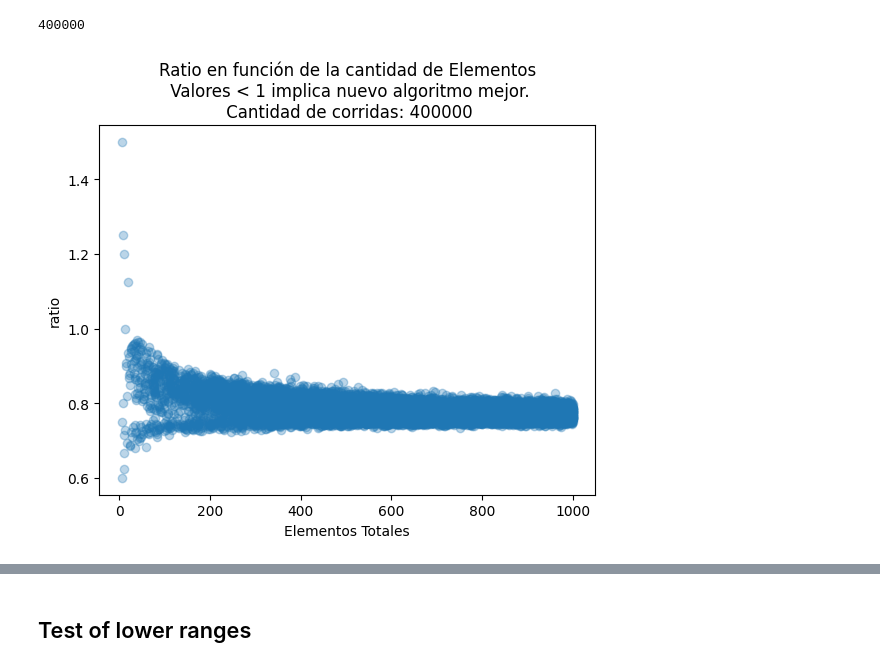
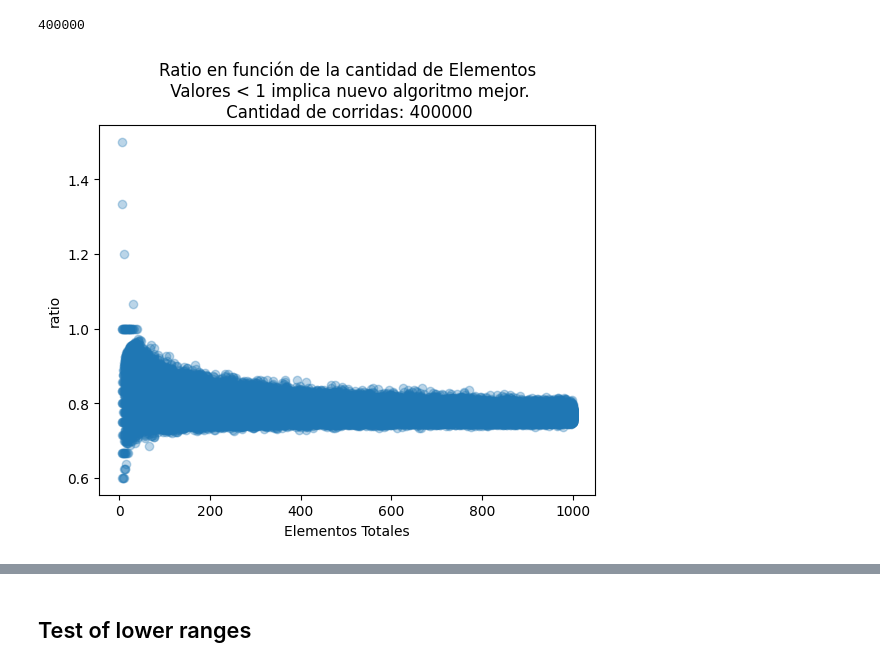
Before and after one commit to aleperno/tda_2023Q1, a Jupyter notebook: tp2/src/notebooks/New Approximation Comparisson.ipynb, the cells around one changed output, grey strips where cells are left out. Drawn from its saved outputs; the diff is of its cells as text; code cells hidden in the pictures.

```diff
--- a/tp2/src/notebooks/New Approximation Comparisson.ipynb
+++ b/tp2/src/notebooks/New Approximation Comparisson.ipynb
@@ -94,15 +93,15 @@ len(df_accum)
 # %% [output]
 400000
 # %%
-df_graf = df_accum.drop_duplicates(subset=['ratio'])
+df_graf = df_accum.drop_duplicates(subset=['n', 'ratio'])
 plt.scatter(df_graf['n'], df_graf['ratio'], alpha=0.3)
 #plt.ylim(0, 3)
 plt.xlabel("Elementos Totales")
 plt.ylabel("ratio")
 plt.title(f"Ratio en función de la cantidad de Elementos\n Valores < 1 implica nuevo algoritmo mejor.\n Cantidad de corridas: {len(df_accum)}")
 plt.show()
 # %% [output]
-[figure, old version]
+[figure, new version]
 # %%
 total_elements = len(df_accum)
 grouping = {
```
Also changed, not shown: parts of 22 cells of this notebook, 3 other files.
